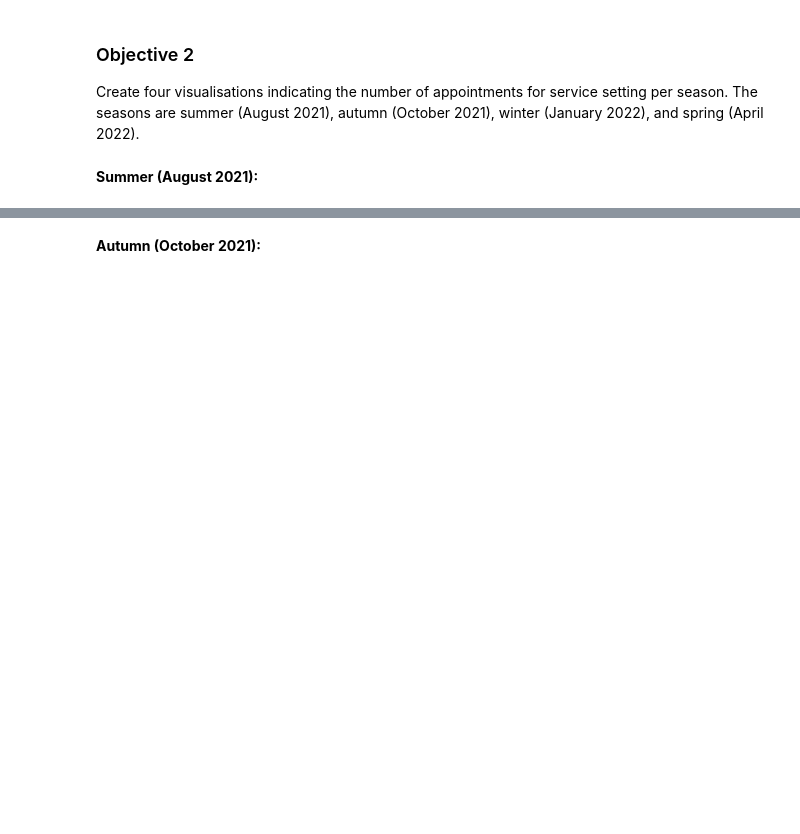
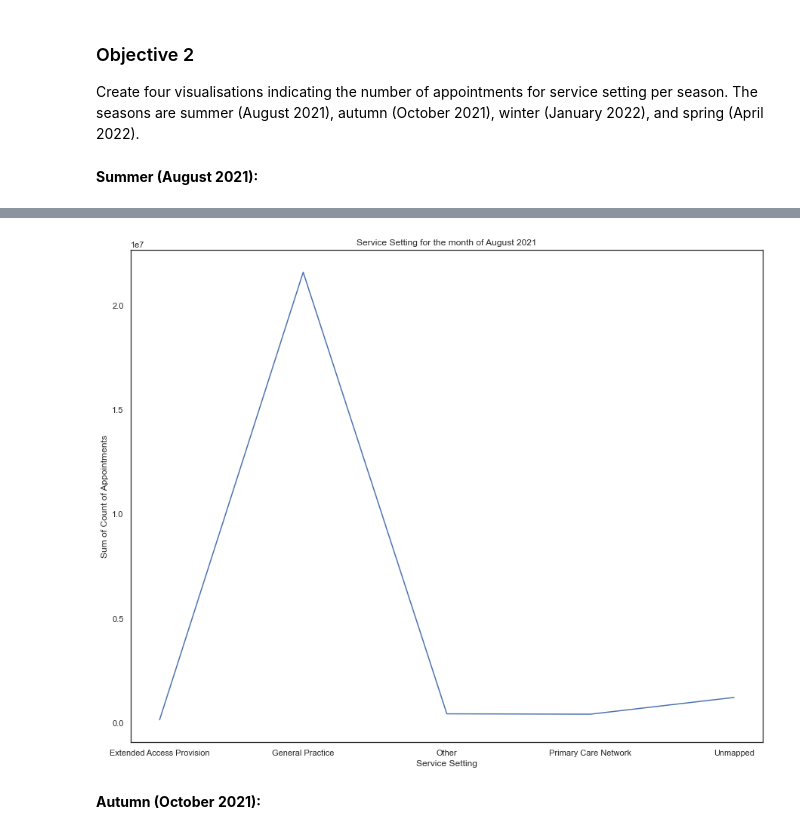
Before and after one commit to rohitabraham86/LSE_DA_NHS_analysis_rohit, a Jupyter notebook: nhs.ipynb, the cells around one changed output, grey strips where cells are left out. Cells and saved outputs as stored; diff of their text form; code cells hidden in the pictures; blank space fills up the shorter version.

```diff
--- a/nhs.ipynb
+++ b/nhs.ipynb
@@ -652,6 +788,12 @@ Create four visualisations indicating the number of appointments for service set
 **Summer (August 2021):**
 # %%
 # Create a separate data set that can be used in future weeks.
+# Filtering for August 2021
+nc_ss_aug21 = nc_ss[nc_ss['appointment_month'] == '2021-08']
 
+# Aggregating per month
+nc_ss_aug21_grpby = nc_ss_aug21.groupby(['appointment_month', 'service_setting'])[
+    ['count_of_appointments']].sum()
 
 # View output.
+nc_ss_aug21_grpby.reset_index()
@@ -658,5 +807,14 @@ Create four visualisations indicating the number of appointments for service set
 # %%
 # Look at August 2021 in more detail to allow a closer look.
 # Create a lineplot.
+aug_plot = sns.lineplot(data=nc_ss_aug21_grpby,
+                        x="service_setting", y="count_of_appointments", ci=None)
+aug_plot.set(xlabel="Service Setting",
+             ylabel="Sum of Count of Appointments",
+             title="Service Setting for the month of August 2021")
+# Save plot
+plt.savefig('aug_plot.png')
+# %% [output]
+[figure, added]
 # %% [markdown]
 **Autumn (October 2021):**
```
Also changed, not shown: parts of 62 cells of this notebook.
